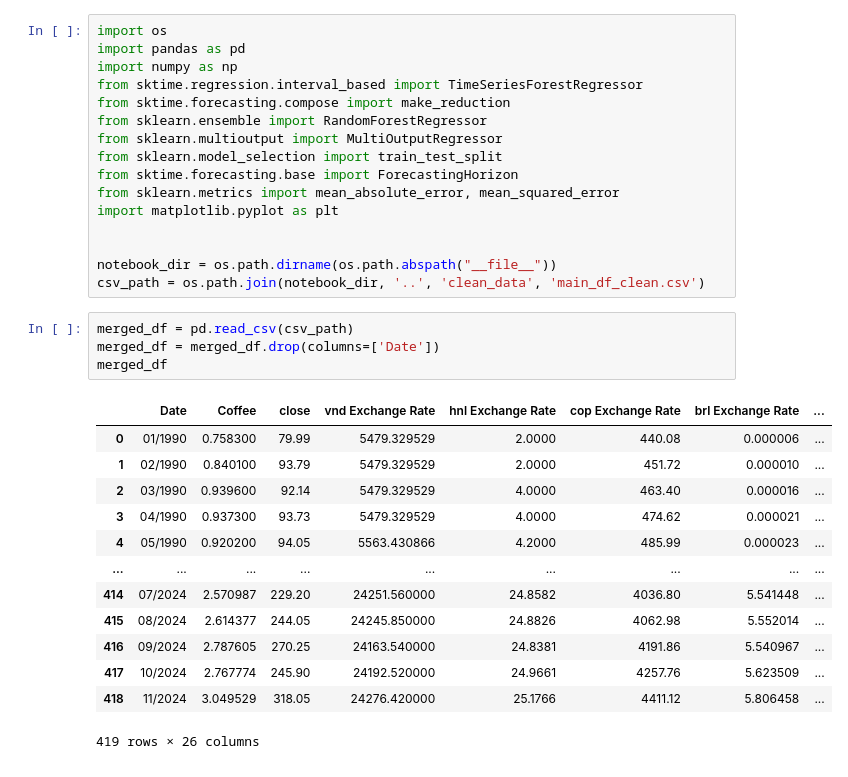
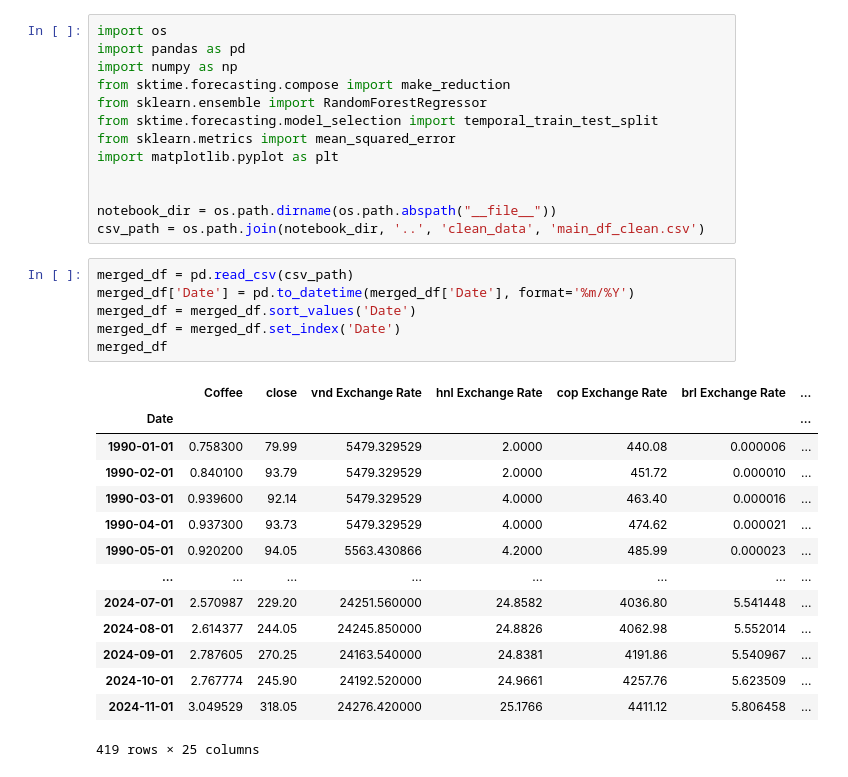
Before and after one commit to NicolasMSalas/eco395m_ml_coffee_trees, a Jupyter notebook: code/rand_forest.ipynb, the cells around one changed output. Saved outputs shown, nothing was run; the diff lists cells and outputs as text.

```diff
--- a/code/rand_forest.ipynb
+++ b/code/rand_forest.ipynb
@@ -2,13 +2,10 @@
 import os
 import pandas as pd
 import numpy as np
-from sktime.regression.interval_based import TimeSeriesForestRegressor
 from sktime.forecasting.compose import make_reduction
 from sklearn.ensemble import RandomForestRegressor
-from sklearn.multioutput import MultiOutputRegressor
-from sklearn.model_selection import train_test_split
-from sktime.forecasting.base import ForecastingHorizon
-from sklearn.metrics import mean_absolute_error, mean_squared_error
+from sktime.forecasting.model_selection import temporal_train_test_split
+from sklearn.metrics import mean_squared_error
 import matplotlib.pyplot as plt
 
 
@@ -16,22 +13,25 @@ notebook_dir = os.path.dirname(os.path.abspath("__file__"))
 csv_path = os.path.join(notebook_dir, '..', 'clean_data', 'main_df_clean.csv')
 # %%
 merged_df = pd.read_csv(csv_path)
-merged_df = merged_df.drop(columns=['Date'])
+merged_df['Date'] = pd.to_datetime(merged_df['Date'], format='%m/%Y')
+merged_df = merged_df.sort_values('Date')
+merged_df = merged_df.set_index('Date')
 merged_df
 # %% [output]
-|  | Date | Coffee | close | vnd Exchange Rate | hnl Exchange Rate | cop Exchange Rate | brl Exchange Rate | ... |
-| 0 | 01/1990 | 0.758300 | 79.99 | 5479.329529 | 2.0000 | 440.08 | 0.000006 | ... |
-| 1 | 02/1990 | 0.840100 | 93.79 | 5479.329529 | 2.0000 | 451.72 | 0.000010 | ... |
-| 2 | 03/1990 | 0.939600 | 92.14 | 5479.329529 | 4.0000 | 463.40 | 0.000016 | ... |
-| 3 | 04/1990 | 0.937300 | 93.73 | 5479.329529 | 4.0000 | 474.62 | 0.000021 | ... |
-| 4 | 05/1990 | 0.920200 | 94.05 | 5563.430866 | 4.2000 | 485.99 | 0.000023 | ... |
-| ... | ... | ... | ... | ... | ... | ... | ... | ... |
-| 414 | 07/2024 | 2.570987 | 229.20 | 24251.560000 | 24.8582 | 4036.80 | 5.541448 | ... |
-| 415 | 08/2024 | 2.614377 | 244.05 | 24245.850000 | 24.8826 | 4062.98 | 5.552014 | ... |
-| 416 | 09/2024 | 2.787605 | 270.25 | 24163.540000 | 24.8381 | 4191.86 | 5.540967 | ... |
-| 417 | 10/2024 | 2.767774 | 245.90 | 24192.520000 | 24.9661 | 4257.76 | 5.623509 | ... |
-| 418 | 11/2024 | 3.049529 | 318.05 | 24276.420000 | 25.1766 | 4411.12 | 5.806458 | ... |
+|  | Coffee | close | vnd Exchange Rate | hnl Exchange Rate | cop Exchange Rate | brl Exchange Rate | ... |
+| Date |  |  |  |  |  |  | ... |
+| 1990-01-01 | 0.758300 | 79.99 | 5479.329529 | 2.0000 | 440.08 | 0.000006 | ... |
+| 1990-02-01 | 0.840100 | 93.79 | 5479.329529 | 2.0000 | 451.72 | 0.000010 | ... |
+| 1990-03-01 | 0.939600 | 92.14 | 5479.329529 | 4.0000 | 463.40 | 0.000016 | ... |
+| 1990-04-01 | 0.937300 | 93.73 | 5479.329529 | 4.0000 | 474.62 | 0.000021 | ... |
+| 1990-05-01 | 0.920200 | 94.05 | 5563.430866 | 4.2000 | 485.99 | 0.000023 | ... |
+| ... | ... | ... | ... | ... | ... | ... | ... |
+| 2024-07-01 | 2.570987 | 229.20 | 24251.560000 | 24.8582 | 4036.80 | 5.541448 | ... |
+| 2024-08-01 | 2.614377 | 244.05 | 24245.850000 | 24.8826 | 4062.98 | 5.552014 | ... |
+| 2024-09-01 | 2.787605 | 270.25 | 24163.540000 | 24.8381 | 4191.86 | 5.540967 | ... |
+| 2024-10-01 | 2.767774 | 245.90 | 24192.520000 | 24.9661 | 4257.76 | 5.623509 | ... |
+| 2024-11-01 | 3.049529 | 318.05 | 24276.420000 | 25.1766 | 4411.12 | 5.806458 | ... |
-419 rows × 26 columns
+419 rows × 25 columns
 # %%
 merged_df.plot(y='Coffee', title='Coffee Price Over Time', figsize=(12, 6))
 plt.xlabel('Date')
```
Also changed, not shown: parts of 12 cells of this notebook.
